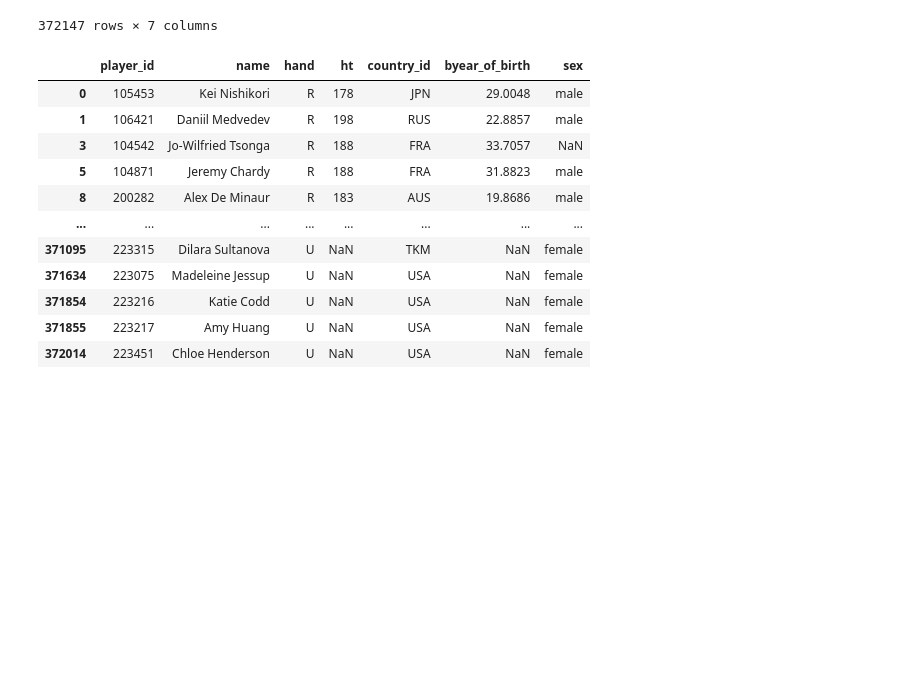
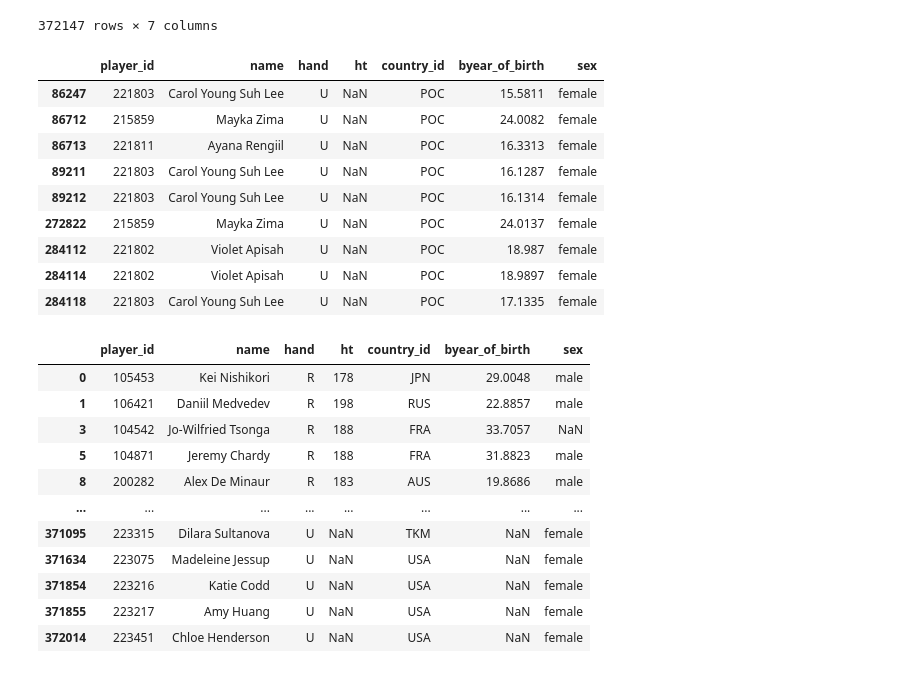
Before and after one commit to PasqualeGorrasi/Laboratory-of-Data-Science, a Jupyter notebook: First-part/tennis data cleaning.ipynb, the cells around one changed output. Drawn from its saved outputs; the diff is of its cells as text; code cells hidden in the pictures; blank space fills up the shorter version.

```diff
--- a/First-part/tennis data cleaning.ipynb
+++ b/First-part/tennis data cleaning.ipynb
@@ -178,6 +217,19 @@ player
 372147 rows × 7 columns
 # %%
 player.drop(186073,inplace=True)
+# %%
+player[player['country_id'] == 'POC']
+# %% [output]
+|  | player_id | name | hand | ht | country_id | byear_of_birth | sex |
+| 86247 | 221803 | Carol Young Suh Lee | U | NaN | POC | 15.5811 | female |
+| 86712 | 215859 | Mayka Zima | U | NaN | POC | 24.0082 | female |
+| 86713 | 221811 | Ayana Rengiil | U | NaN | POC | 16.3313 | female |
+| 89211 | 221803 | Carol Young Suh Lee | U | NaN | POC | 16.1287 | female |
+| 89212 | 221803 | Carol Young Suh Lee | U | NaN | POC | 16.1314 | female |
+| 272822 | 215859 | Mayka Zima | U | NaN | POC | 24.0137 | female |
+| 284112 | 221802 | Violet Apisah | U | NaN | POC | 18.987 | female |
+| 284114 | 221802 | Violet Apisah | U | NaN | POC | 18.9897 | female |
+| 284118 | 221803 | Carol Young Suh Lee | U | NaN | POC | 17.1335 | female |
 # %%
 player.drop_duplicates(subset ="player_id", inplace = True)
 # %%
```
Also changed, not shown: parts of 24 cells of this notebook.
